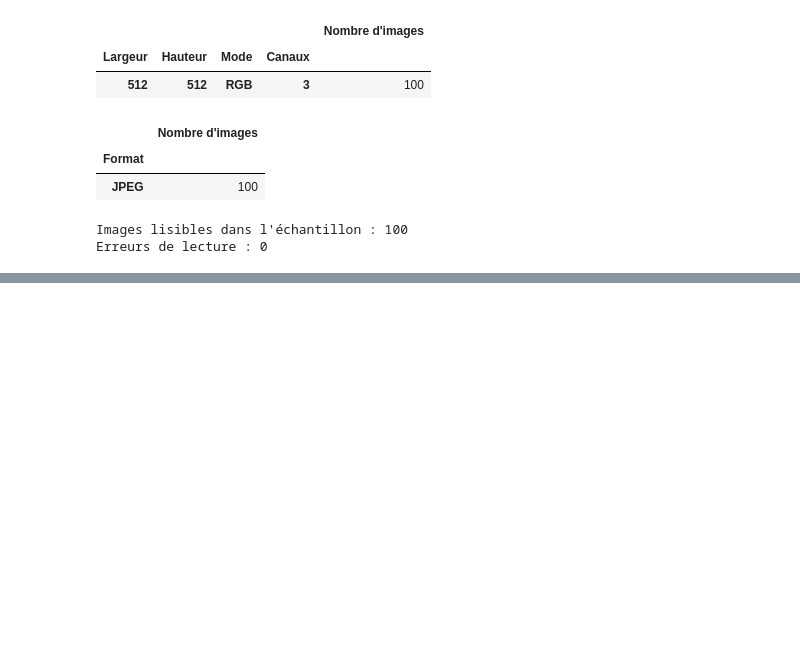
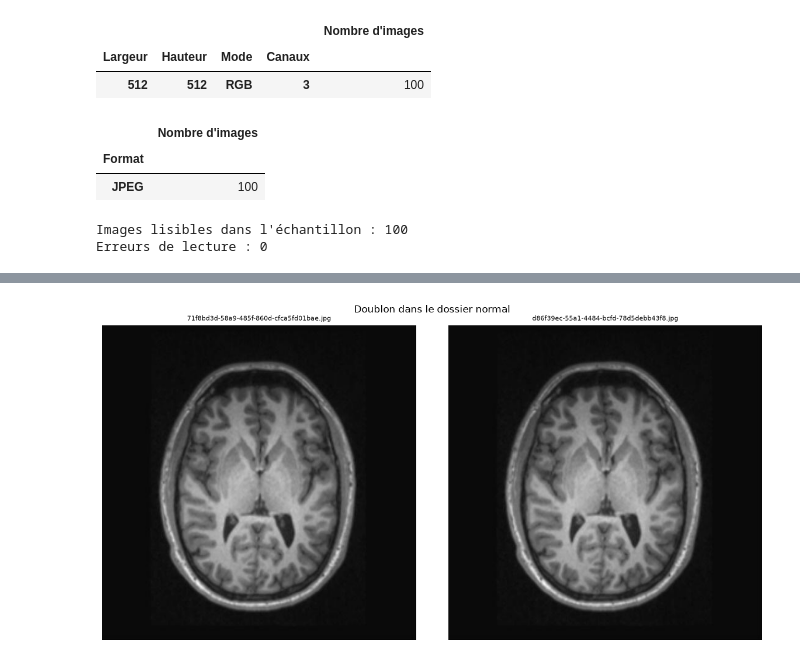
Before and after one commit to Lockeff/Labellisez-et-appliquez-des-approches-semi-supervis-es-en-traitement-d-images, a Jupyter notebook: 01_exploration_dataset.ipynb, the cells around one changed output, grey strips where cells are left out. Cells and saved outputs as stored; diff of their text form; code cells hidden in the pictures; blank space fills up the shorter version.

```diff
--- a/01_exploration_dataset.ipynb
+++ b/01_exploration_dataset.ipynb
@@ -253,0 +189,21 @@ Erreurs de lecture : 0
+# %%
+
+
+images_vues = {}
+doublons = []
+
+for chemin in chemins_images:
+    with Image.open(chemin) as image:
+        image_rgb = image.convert("RGB")
+        empreinte = hashlib.sha256(image_rgb.tobytes()).hexdigest()
+        signature = (image_rgb.size, empreinte)
+
+    if signature in images_vues:
+        doublons.append((images_vues[signature], chemin))
+    else:
+        images_vues[signature] = chemin
+
+print("Nombre d'images examinées :", len(chemins_images))
+print("Nombre de copies supplémentaires :", len(doublons))
+
+display(pd.DataFrame(doublons, columns=["Première image", "Copie"]))
@@ -254 +300,24 @@ Erreurs de lecture : 0
+# %%
+dossier_normal = Path("mri_dataset_brain_cancer_oc/avec_labels/normal")
+
+fichiers = [
+    "71f8bd3d-58a9-485f-860d-cfca5fd01bae.jpg",
+    "d86f39ec-55a1-4484-bcfd-78d5debb43f8.jpg",
+]
+
+plt.figure(figsize=(12, 6))
+
+for numero, nom in enumerate(fichiers, start=1):
+    with Image.open(dossier_normal / nom) as image:
+        plt.subplot(1, 2, numero)
+        plt.imshow(image)
+
+    plt.title(nom, fontsize=8)
+    plt.axis("off")
+
+plt.suptitle("Doublon dans le dossier normal")
+plt.tight_layout()
+plt.show()
+# %% [output]
+[figure, added]
 # %% [markdown]
```
Also changed, not shown: parts of 31 cells of this notebook, 6 other files.
